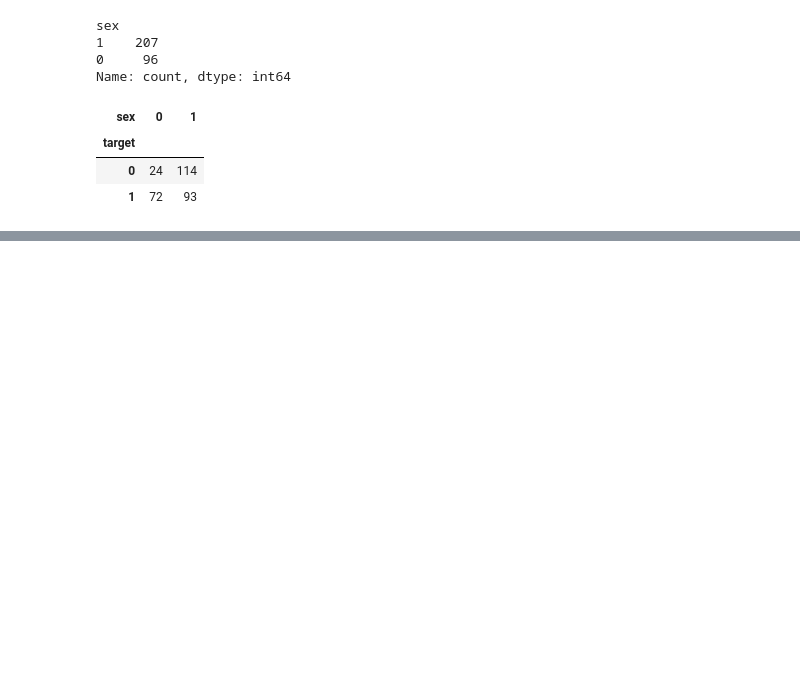
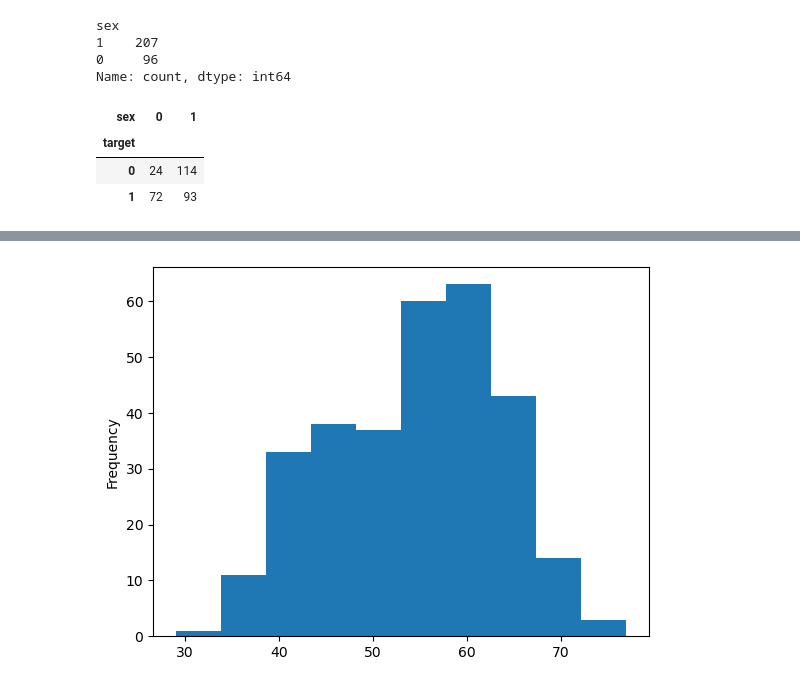
Before and after one commit to Lambton-AI-Group/heart_disease_prediction, a Jupyter notebook: heart-disease-classification.ipynb, the cells around one changed output, grey strips where cells are left out. Cells and saved outputs as stored; diff of their text form; code cells hidden in the pictures; blank space fills up the shorter version.

```diff
--- a/heart-disease-classification.ipynb
+++ b/heart-disease-classification.ipynb
@@ -215,0 +251,6 @@ plt.xticks()
+# %%
+# Distribution
+
+df.age.plot.hist();
+# %% [output]
+[figure, added]
```
Also changed, not shown: parts of 6 cells of this notebook.
